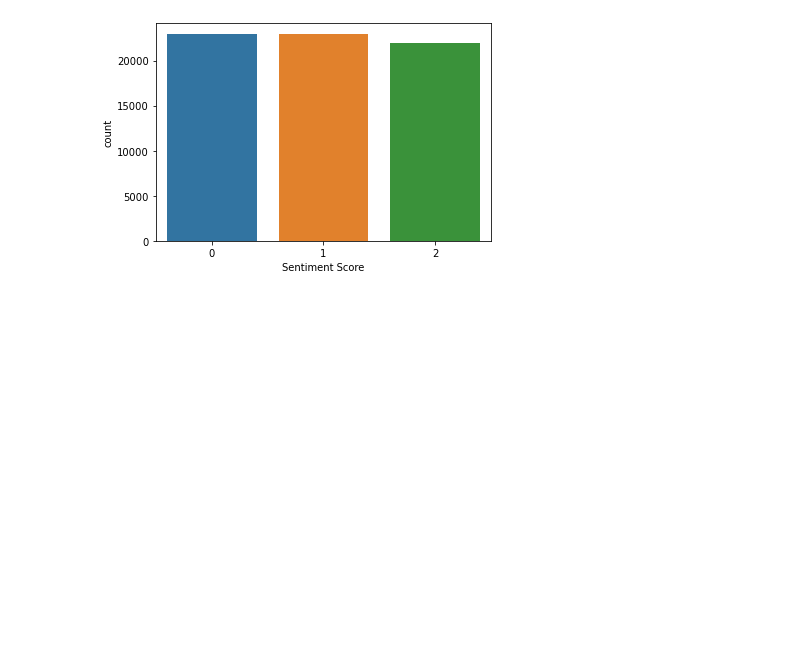
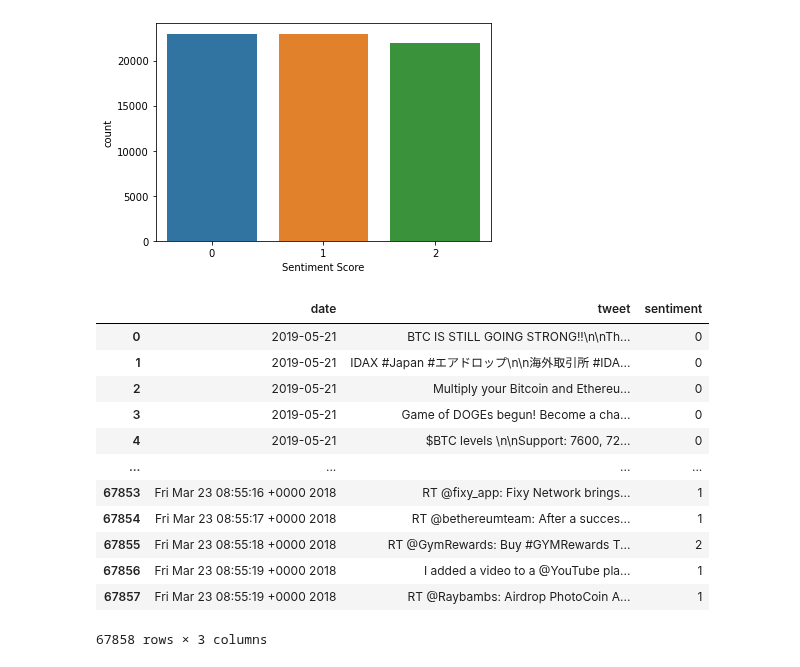
Before and after one commit to PhilipCappello/FineTuningBert, a Jupyter notebook: GetTrainingDatasets.ipynb, the cells around one changed output. Cells and saved outputs as stored; diff of their text form; code cells hidden in the pictures; blank space fills up the shorter version.

```diff
--- a/GetTrainingDatasets.ipynb
+++ b/GetTrainingDatasets.ipynb
@@ -32,7 +31,13 @@ coreClock: 1.7845GHz coreCount: 15 deviceMemorySize: 7.93GiB deviceMemoryBandwid
 import pandas as pd
 # %%
 cols = ["date", "tweet", "sentiment"]
-df_new = pd.read_csv('CSVFiles/new-tweets.csv')
+df_new = pd.read_csv('CSVFiles/bitcointweets-new.csv')
 df_new = df_new.iloc[:,[0,1,7]]
 df_new.columns = cols
-df_new
+for index, row in df_new.iterrows():
+    if row['sentiment'] == "['neutral']":
+        row['sentiment'] = 2
+    elif row['sentiment'] == "['positive']":
+        row['sentiment'] = 1
+    else:
+        row['sentiment'] = 0
@@ -178,3 +166,19 @@ Text(0.5, 0, 'Sentiment Score')
 [figure]
 # %%
 df_old_negative_added_positive_neutral.to_csv('CSVFiles/new-tweets-added-old-negative.csv')
+# %%
+df_old_negative_added_positive_neutral
+# %% [output]
+|  | date | tweet | sentiment |
+| 0 | 2019-05-21 | BTC IS STILL GOING STRONG!!\n\nTh... | 0 |
+| 1 | 2019-05-21 | IDAX #Japan #エアドロップ\n\n海外取引所 #IDA... | 0 |
+| 2 | 2019-05-21 | Multiply your Bitcoin and Ethereu... | 0 |
+| 3 | 2019-05-21 | Game of DOGEs begun! Become a cha... | 0 |
+| 4 | 2019-05-21 | $BTC levels \n\nSupport: 7600, 72... | 0 |
+| ... | ... | ... | ... |
+| 67853 | Fri Mar 23 08:55:16 +0000 2018 | RT @fixy_app: Fixy Network brings... | 1 |
+| 67854 | Fri Mar 23 08:55:17 +0000 2018 | RT @bethereumteam: After a succes... | 1 |
+| 67855 | Fri Mar 23 08:55:18 +0000 2018 | RT @GymRewards: Buy #GYMRewards T... | 2 |
+| 67856 | Fri Mar 23 08:55:19 +0000 2018 | I added a video to a @YouTube pla... | 1 |
+| 67857 | Fri Mar 23 08:55:19 +0000 2018 | RT @Raybambs: Airdrop PhotoCoin A... | 1 |
+67858 rows × 3 columns
```
Also changed, not shown: parts of 8 cells of this notebook, 3 other files.
